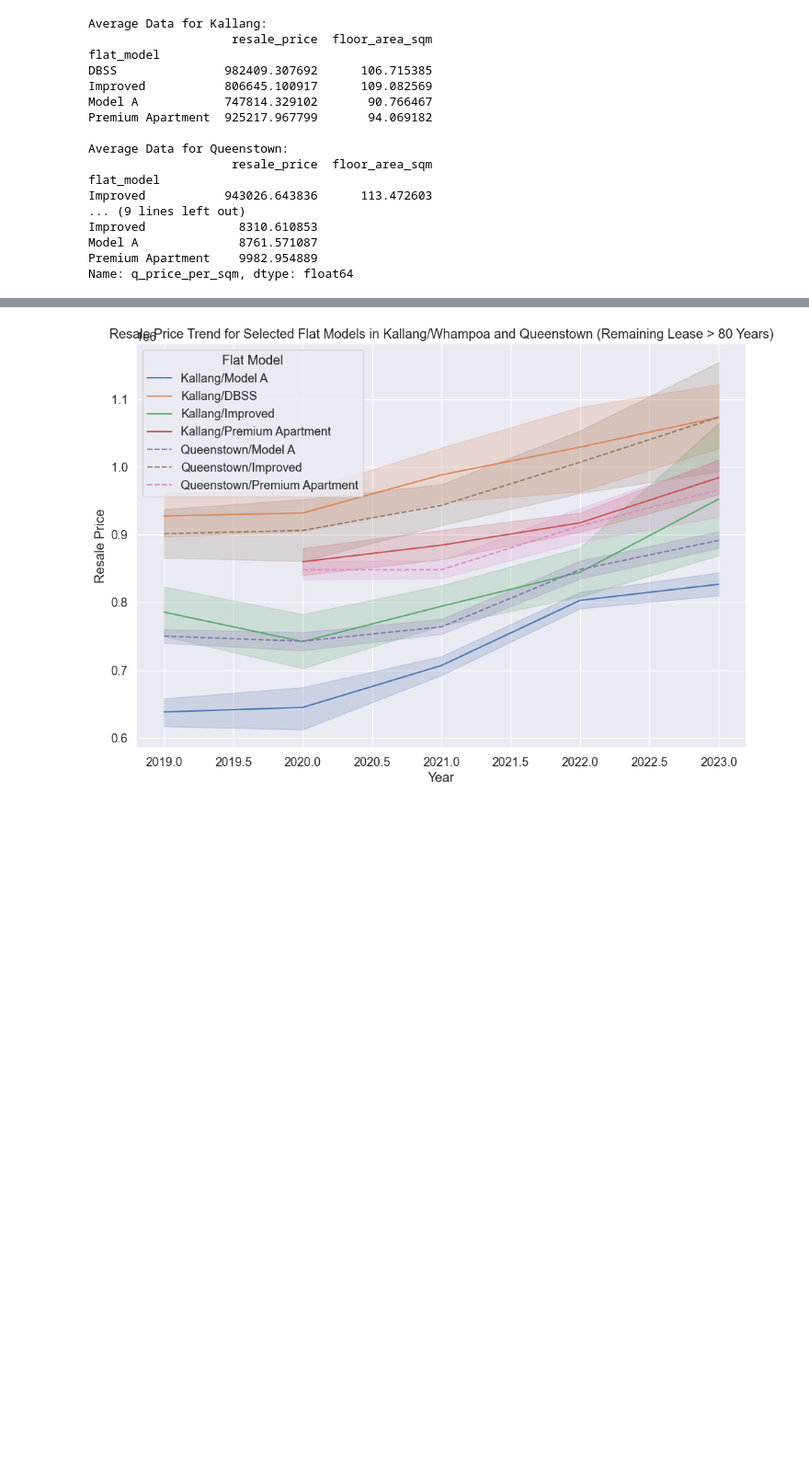
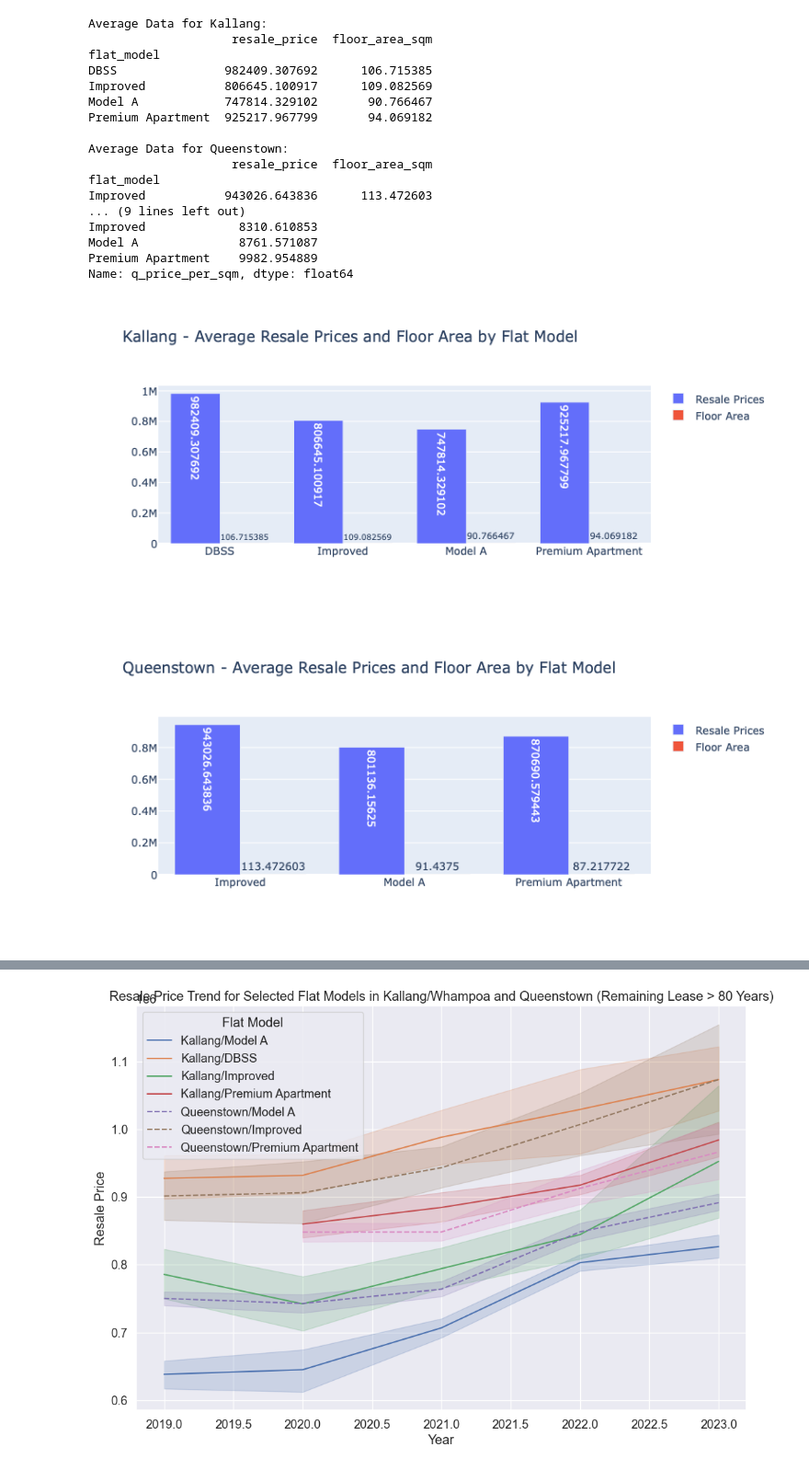
Before and after one commit to tthh97/hdbresale, a Jupyter notebook: hdbresaleanalysis-Copy1.ipynb, the cells around one changed output, grey strips where cells are left out. Shown at 92% size. Saved outputs shown, nothing was run; the diff lists cells and outputs as text; code cells hidden in the pictures; blank space fills up the shorter version.

```diff
--- a/hdbresaleanalysis-Copy1.ipynb
+++ b/hdbresaleanalysis-Copy1.ipynb
@@ -894,3 +896,37 @@ Improved             8310.610853
 Model A              8761.571087
 Premium Apartment    9982.954889
 Name: q_price_per_sqm, dtype: float64
+# %%
+import plotly.graph_objects as go
+
+# Data
+flat_models_k = ["DBSS", "Improved", "Model A", "Premium Apartment"]
+resale_prices_k = [982409.307692, 806645.100917, 747814.329102, 925217.967799]
+floor_area_k = [106.715385, 109.082569, 90.766467, 94.069182]
+
+flat_models_q = ["Improved", "Model A", "Premium Apartment"]
+resale_prices_q = [943026.643836, 801136.156250, 870690.579443]
+floor_area_q = [113.472603, 91.437500, 87.217722]
+
+# Bar chart for Kallang
+fig_k = go.Figure(data=[
+    go.Bar(name='Resale Prices', x=flat_models_k, y=resale_prices_k, text=resale_prices_k, textposition='auto'),
+    go.Bar(name='Floor Area', x=flat_models_k, y=floor_area_k, text=floor_area_k, textposition='auto')
+])
+
+# Bar chart for Queenstown
+fig_q = go.Figure(data=[
+    go.Bar(name='Resale Prices', x=flat_models_q, y=resale_prices_q, text=resale_prices_q, textposition='auto'),
+    go.Bar(name='Floor Area', x=flat_models_q, y=floor_area_q, text=floor_area_q, textposition='auto')
+])
+
+# Layout adjustments
+fig_k.update_layout(barmode='group', title='Kallang - Average Resale Prices and Floor Area by Flat Model')
+fig_q.update_layout(barmode='group', title='Queenstown - Average Resale Prices and Floor Area by Flat Model')
+
+# Display plots
+fig_k.show()
+fig_q.show()
+# %% [output]
+[figure, added]
+[figure, added]
```
Also changed, not shown: parts of 9 cells of this notebook.
